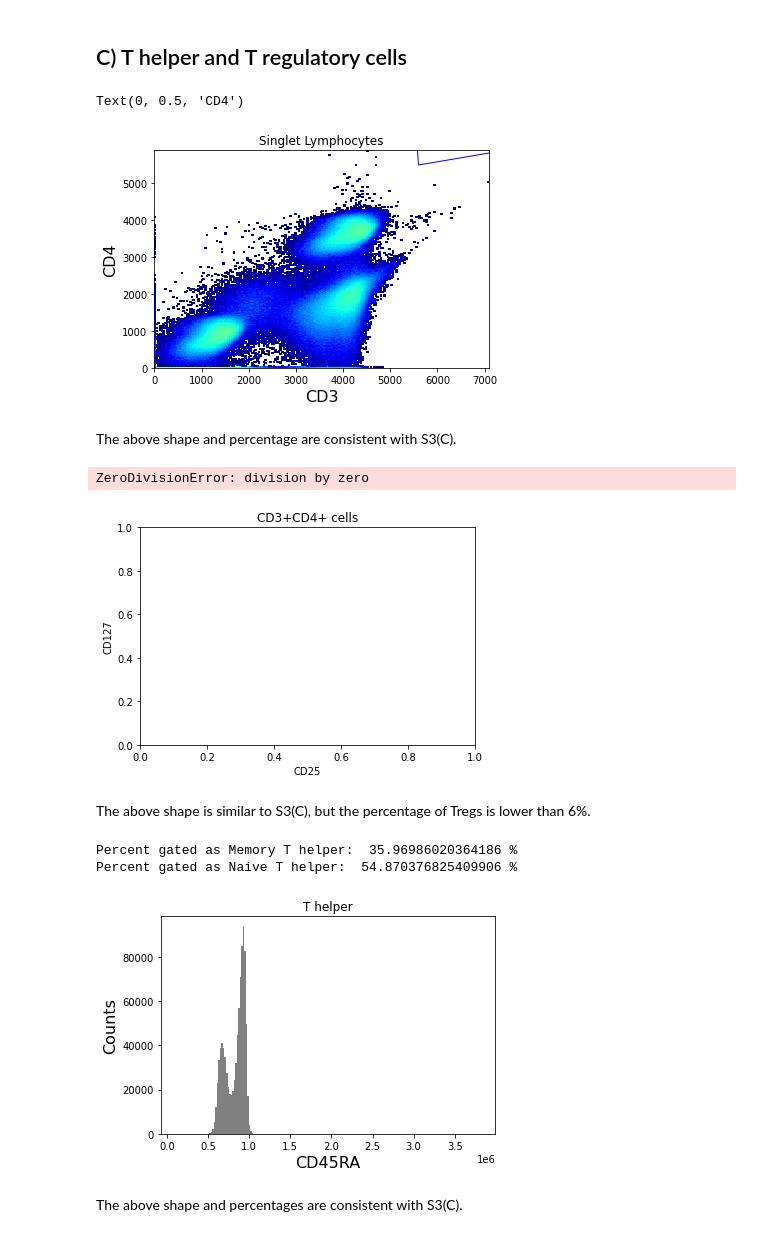
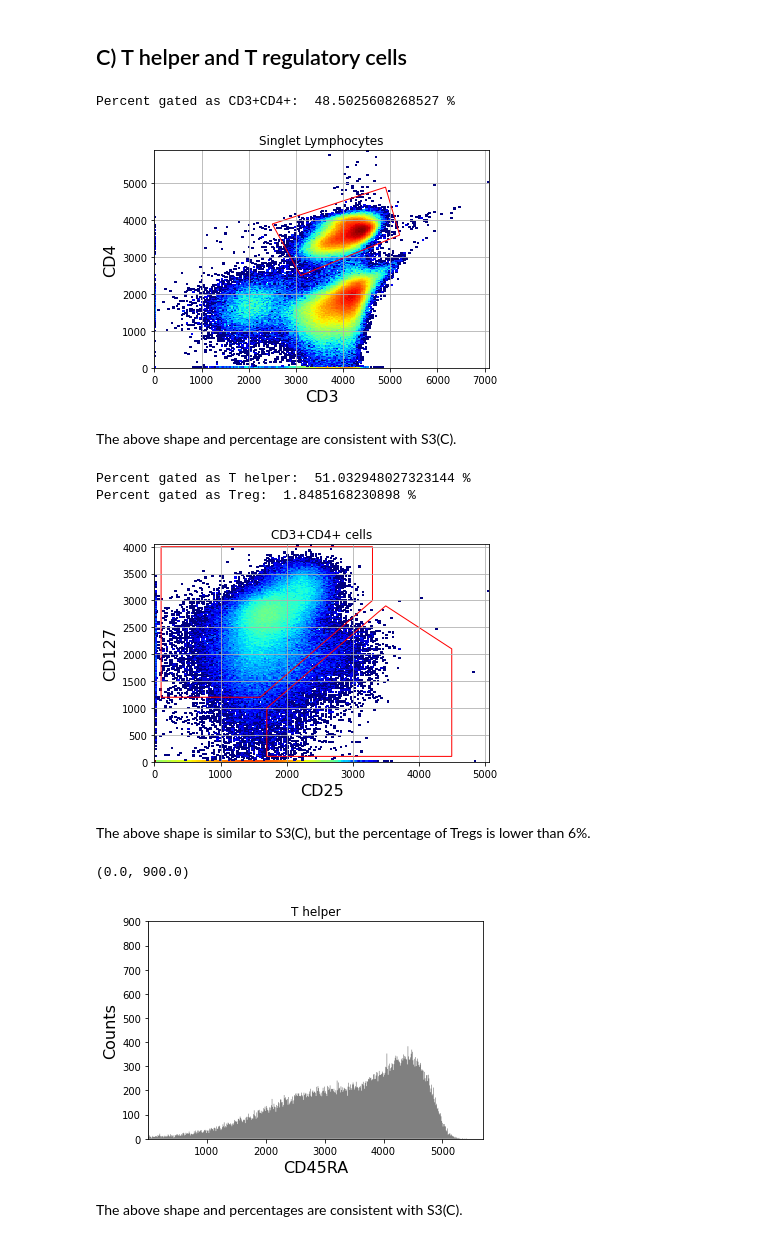
Before and after one commit to meyer-lab/gc-valent, a Jupyter notebook: ckine/liveCellGating_0423_plate1.ipynb, the cells around one changed output. Saved outputs shown, nothing was run; the diff lists cells and outputs as text; code cells hidden in the pictures.

```diff
--- a/ckine/liveCellGating_0423_plate1.ipynb
+++ b/ckine/liveCellGating_0423_plate1.ipynb
@@ -66,13 +60,16 @@ def subtract_unstained_signal(sample, channels, unstainedWell):
                 sample[channel].iloc[i] = sample[channel].iloc[i] - meanBackground
     return sample
 # %%
-def combineWells(samples, channels_, unstained):
+def combineWells(samples, channels_):
     """Accepts sample array returned from importF, and array of channels, returns transformed combined well data"""
     combinedSamples = samples[0]
     for sample in samples[1:]:
         combinedSamples.data = combinedSamples.data.append(sample.data)
-    combinedSamples = subtract_unstained_signal(combinedSamples, channels, unstainedWell)
     return combinedSamples
+# %%
+sample1A, _ = importF(path_ + "/data/PBMC-rec-quant/04-23/Plate 1/Plate 1 - Panel 1 IL2R/", "A")
+sample2B, _ = importF(path_ + "/data/PBMC-rec-quant/04-23/Plate 1/Plate 1 - Panel 2 IL2R/", "B")
+sample3C, _ = importF(path_ + "/data/PBMC-rec-quant/04-23/Plate 1/Plate 1 - Panel 3 IL2R/", "C")
 # %%
 panel1 = combineWells(sample1A, ['VL6-H', 'VL4-H', 'BL1-H', 'VL1-H', 'BL3-H'])
 panel2 = combineWells(sample2B, ['VL4-H', 'BL3-H', 'FSC-H'])
@@ -82,36 +79,39 @@ panel1 = applyMatrix(panel1, compMatrix('04-23', '1','A'))
 panel2 = applyMatrix(panel2, compMatrix('04-23', '1','B'))
 panel3 = applyMatrix(panel3, compMatrix('04-23', '1','C'))
 
-panel1 = panel1.transform("hlog", channels=['VL6-H', 'VL4-H', 'BL1-H', 'VL1-H', 'BL3-H'])
+panel1 = panel1.transform("tlog", channels=['VL6-H', 'VL4-H', 'BL1-H', 'VL1-H', 'BL3-H'])
 panel2 = panel2.transform("tlog", channels=['VL4-H', 'BL3-H'])
 panel3 = panel3.transform("tlog", channels=['VL6-H', 'VL4-H', 'BL3-H'])
 # %% [markdown]
 ## C) T helper and T regulatory cells
 # %%
-cd3cd4_gate = PolyGate([(5.6e03, 5.5e03), (7.9e03, 6.0e03), (7.9e03, 7.2e03), (5.5e03, 7.2e03)], ('VL4-H', 'VL6-H'), region='in', name='cd3cd4')
-_ = panel1.plot(['VL4-H','VL6-H'], gates=cd3cd4_gate, cmap=cm.jet) #CD3, CD4
+cd3cd4_gate = PolyGate([(2.5e03, 3.9e03), (3.1e03, 2.5e03), (5.2e03, 3.6e03), (4.9e03, 4.9e03)], ('VL4-H', 'VL6-H'), region='in', name='cd3cd4')
+_ = panel1.plot(['VL4-H','VL6-H'], gates=cd3cd4_gate, gate_colors=['red'], cmap=cm.jet) #CD3, CD4
 plt.title("Singlet Lymphocytes")
 plt.xlabel("CD3")
 plt.ylabel("CD4")
-#print("Percent gated as CD3+CD4+: ", panel1.gate(cd3cd4_gate).counts/panel1.counts*100., "%")
+plt.grid()
+print("Percent gated as CD3+CD4+: ", panel1.gate(cd3cd4_gate).counts/panel1.counts*100., "%")
 # %% [output]
-Text(0, 0.5, 'CD4')
+Percent gated as CD3+CD4+:  48.5025608268527 %
-[figure, old version]
+[figure, new version]
 # %% [markdown]
 The above shape and percentage are consistent with S3(C).
 # %%
 samplecd3cd4 = panel1.gate(cd3cd4_gate)
-thelp_gate = PolyGate([(3.1e03, 4.5e03), (3.5e03, 4.5e03), (6.4e03, 6.2e03), (6.4e03, 6.8e03), (3.1e03, 6.8e03)], ('VL1-H', 'BL1-H'), region='in', name='thelp')
-treg_gate = PolyGate([(4.9e03, 4e03), (5.6e03, 5.6e03), (6.8e03, 6.3e03), (8e03, 3.8e03), (8e03, 2.0e3), (4.9e03, 2.0e3)], ('VL1-H', 'BL1-H'), region='in', name='treg')
-_ = samplecd3cd4.plot(['VL1-H','BL1-H'], gates=[thelp_gate,treg_gate], cmap=cm.jet) #CD3, CD4
+thelp_gate = PolyGate([(0.1e03, 4e03), (0.1e03, 1.2e03), (1.6e03, 1.2e03), (3.3e03, 3.0e03), (3.3e03, 4e03)], ('VL1-H', 'BL1-H'), region='in', name='thelp')
+treg_gate = PolyGate([(1.7e03, 1e03), (1.7e03, 0.1e03), (4.5e03, 0.1e03), (4.5e03, 2.1e03), (3.5e03, 2.9e3)], ('VL1-H', 'BL1-H'), region='in', name='treg')
+_ = samplecd3cd4.plot(['VL1-H','BL1-H'], gates=[thelp_gate,treg_gate], gate_colors=['red','red'], cmap=cm.jet) #CD3, CD4
 plt.title("CD3+CD4+ cells")
 plt.xlabel("CD25")
 plt.ylabel("CD127")
+plt.grid()
 print("Percent gated as T helper: ", samplecd3cd4.gate(thelp_gate).counts/samplecd3cd4.counts*100., "%")
 print("Percent gated as Treg: ", samplecd3cd4.gate(treg_gate).counts/samplecd3cd4.counts*100., "%")
 # %% [output]
-ZeroDivisionError: division by zero
+Percent gated as T helper:  51.032948027323144 %
+Percent gated as Treg:  1.8485168230898 %
-[figure, old version]
+[figure, new version]
 # %% [markdown]
 The above shape is similar to S3(C), but the percentage of Tregs is lower than 6%.
 # %%
@@ -120,15 +120,17 @@ sampletreg = samplecd3cd4.gate(treg_gate)
 # %%
 memthelpgate = ThresholdGate(6750.0, ['BL3-H'], region='below') & ThresholdGate(3800.0, ['BL3-H'], region='above')
 naivethelpgate = ThresholdGate(7250.0, ['BL3-H'], region='above') & ThresholdGate(8700.0, ['BL3-H'], region='below')
-_ = samplethelp.plot(['BL3-H'], gates=[memthelpgate,naivethelpgate])
+_ = samplethelp.plot(['BL3-H'], gates=None, bins=500)
+#[memthelpgate,naivethelpgate]
 plt.xlabel("CD45RA")
 plt.title("T helper")
-print("Percent gated as Memory T helper: ", samplethelp.gate(memthelpgate).counts/samplethelp.counts*100., "%")
-print("Percent gated as Naive T helper: ", samplethelp.gate(naivethelpgate).counts/samplethelp.counts*100., "%")
+plt.xlim(left=1)
+plt.ylim(top=900)
+#print("Percent gated as Memory T helper: ", samplethelp.gate(memthelpgate).counts/samplethelp.counts*100., "%")
+#print("Percent gated as Naive T helper: ", samplethelp.gate(naivethelpgate).counts/samplethelp.counts*100., "%")
 # %% [output]
-Percent gated as Memory T helper:  35.96986020364186 %
-Percent gated as Naive T helper:  54.870376825409906 %
+(0.0, 900.0)
-[figure, old version]
+[figure, new version]
 # %% [markdown]
 The above shape and percentages are consistent with S3(C).
 # %%
```
Also changed, not shown: parts of 6 cells of this notebook, 3 other files.
